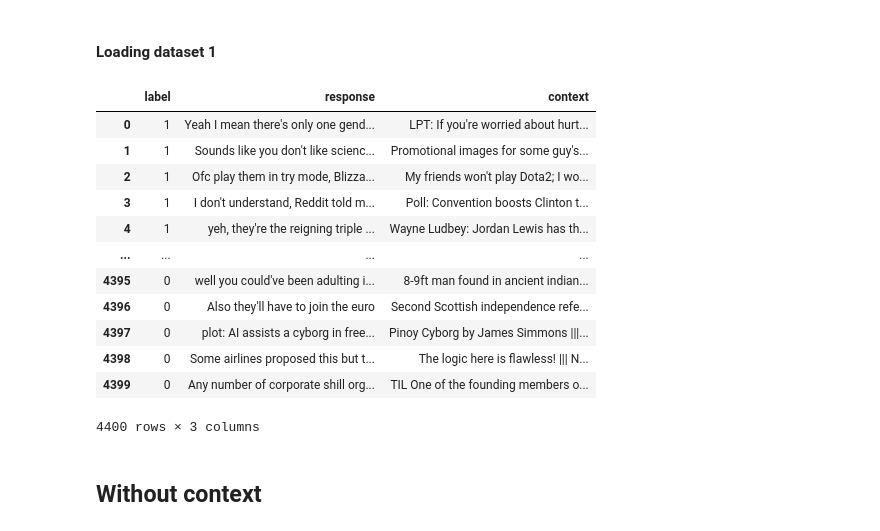
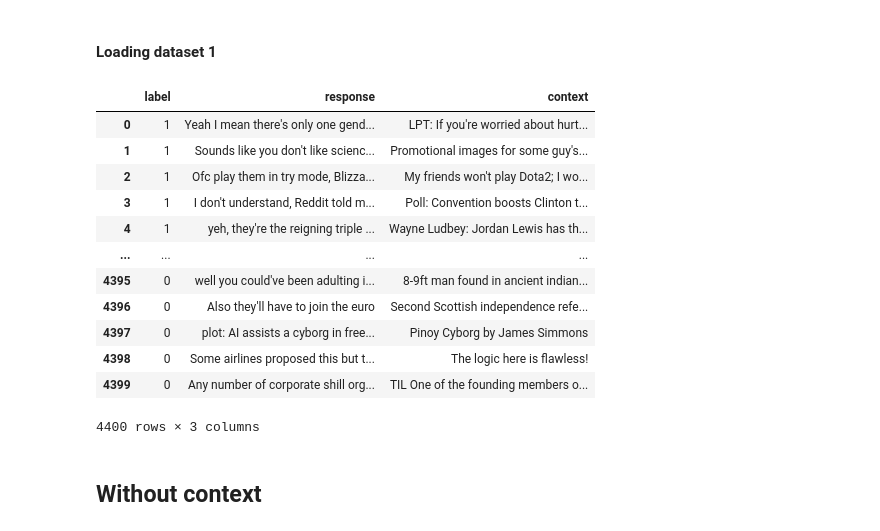
Before and after one commit to minhtripham9/sarcasm-detection, a Jupyter notebook: Code/SVM-LSTM-DS1.ipynb, the cells around one changed output. Saved outputs shown, nothing was run; the diff lists cells and outputs as text; code cells hidden in the pictures.

```diff
--- a/Code/SVM-LSTM-DS1.ipynb
+++ b/Code/SVM-LSTM-DS1.ipynb
@@ -48,26 +48,30 @@ from tqdm import tqdm
 # %%
 # Load the JSONL file (lines=True is key!)
 df1 = pd.read_json('../Dataset/sarcasm_detection_shared_task_reddit_training.jsonl', lines=True)
 
 # Map label: SARCASM -> 1, NOT_SARCASM -> 0
 df1['label'] = df1['label'].replace({'SARCASM': 1, 'NOT_SARCASM': 0}).astype(int)
 
-# Convert context list to string (join with ' ||| ')
-df1['context'] = df1['context'].apply(lambda x: ' '.join(x) if isinstance(x, list) else '')
+def get_first_context(context):
+    if isinstance(context, list) and context:
+        return context[0]
+    return context  # in case it's empty or not a list
+
+df1['context'] = df1['context'].apply(get_first_context)
 
 df1
 # %% [output]
 |  | label | response | context |
 | 0 | 1 | Yeah I mean there's only one gend... | LPT: If you're worried about hurt... |
 | 1 | 1 | Sounds like you don't like scienc... | Promotional images for some guy's... |
 | 2 | 1 | Ofc play them in try mode, Blizza... | My friends won't play Dota2; I wo... |
 | 3 | 1 | I don't understand, Reddit told m... | Poll: Convention boosts Clinton t... |
 | 4 | 1 | yeh, they're the reigning triple ... | Wayne Ludbey: Jordan Lewis has th... |
 | ... | ... | ... | ... |
 | 4395 | 0 | well you could've been adulting i... | 8-9ft man found in ancient indian... |
 | 4396 | 0 | Also they'll have to join the euro | Second Scottish independence refe... |
-| 4397 | 0 | plot: AI assists a cyborg in free... | Pinoy Cyborg by James Simmons |||... |
-| 4398 | 0 | Some airlines proposed this but t... | The logic here is flawless! ||| N... |
+| 4397 | 0 | plot: AI assists a cyborg in free... | Pinoy Cyborg by James Simmons |
+| 4398 | 0 | Some airlines proposed this but t... | The logic here is flawless! |
 | 4399 | 0 | Any number of corporate shill org... | TIL One of the founding members o... |
 4400 rows × 3 columns
 # %% [markdown]
```
Also changed, not shown: 5 other files.
